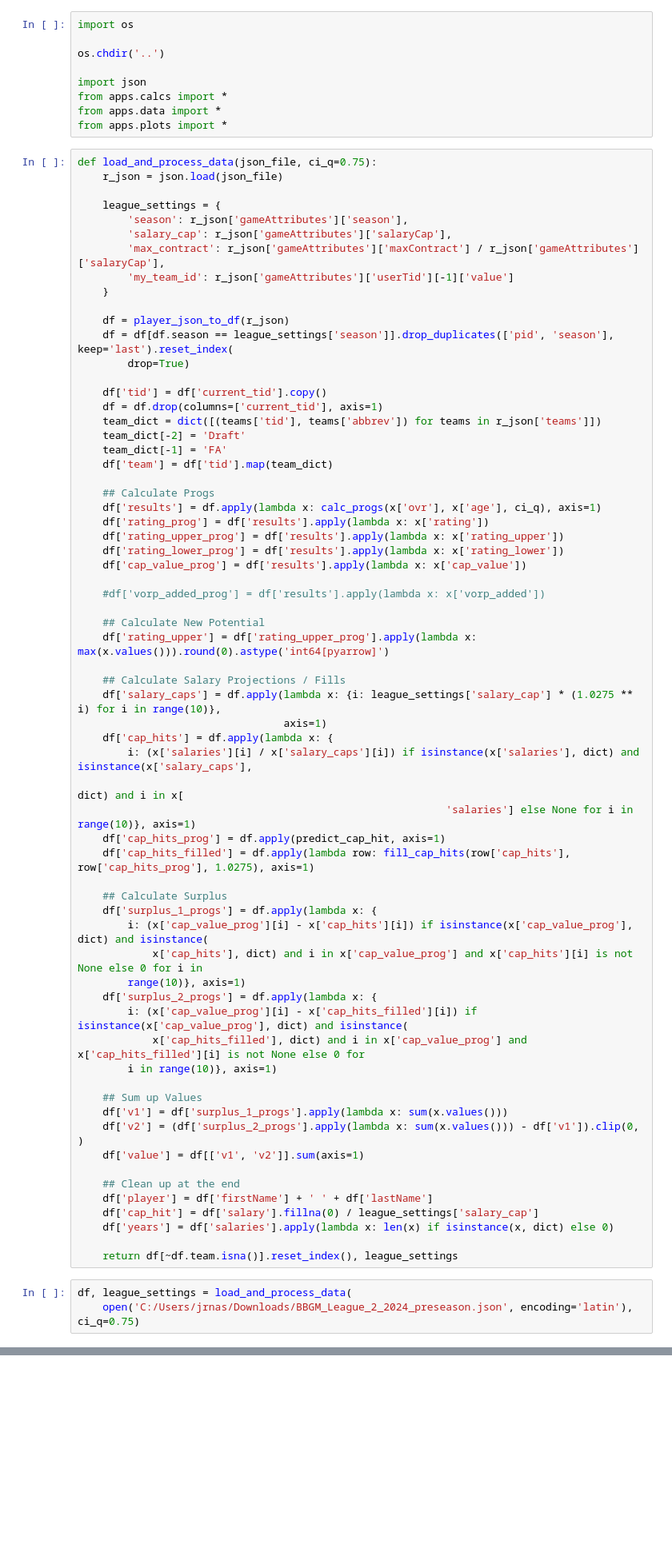
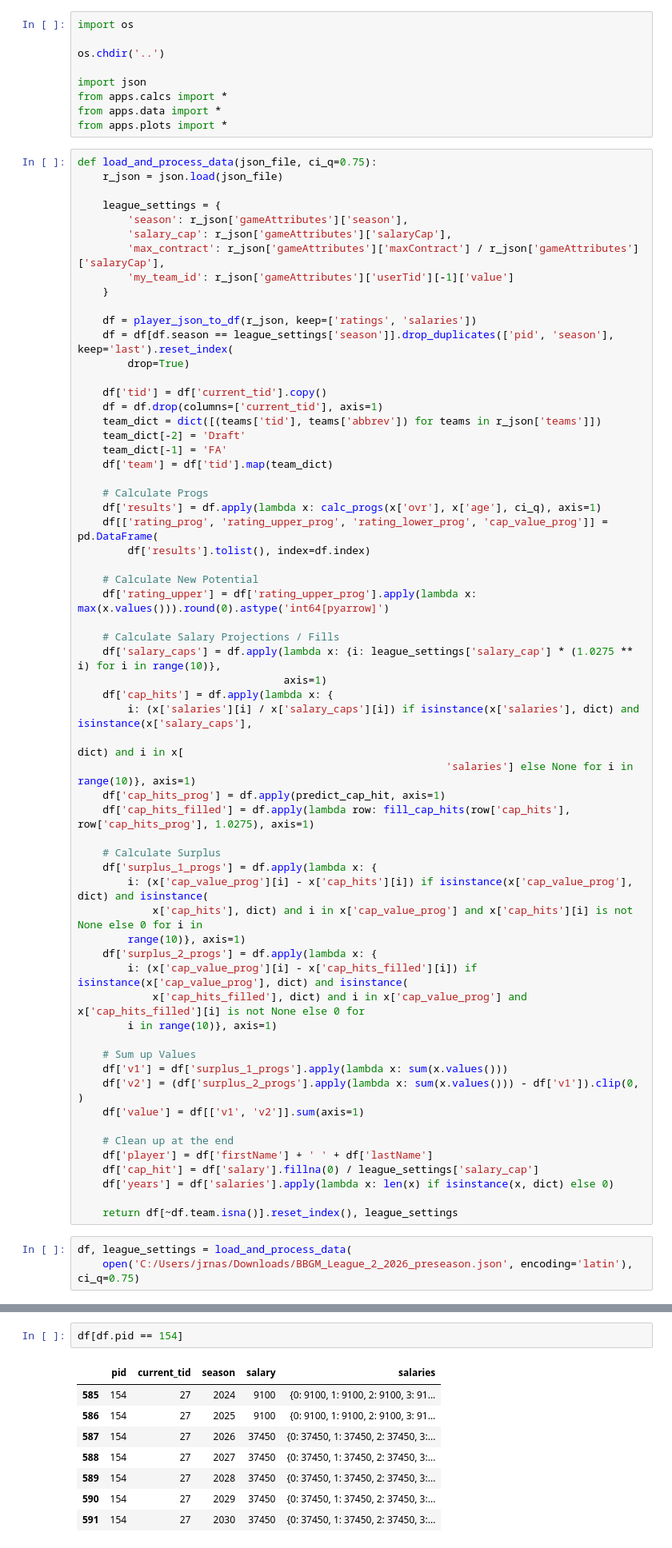
Before and after one commit to jrnastase410/streamlit-bbgm-basketball, a Jupyter notebook: prod_nbs/player_viz.ipynb, the cells around one changed output, grey strips where cells are left out. Shown at 80% size. Saved outputs shown, nothing was run; the diff lists cells and outputs as text; blank space fills up the shorter version.

Commit message:
Rewrite salary progs

```diff
--- a/prod_nbs/player_viz.ipynb
+++ b/prod_nbs/player_viz.ipynb
@@ -18,7 +18,7 @@ def load_and_process_data(json_file, ci_q=0.75):
         'my_team_id': r_json['gameAttributes']['userTid'][-1]['value']
     }
 
-    df = player_json_to_df(r_json)
+    df = player_json_to_df(r_json, keep=['ratings', 'salaries'])
     df = df[df.season == league_settings['season']].drop_duplicates(['pid', 'season'], keep='last').reset_index(
         drop=True)
 
@@ -29,19 +29,15 @@ def load_and_process_data(json_file, ci_q=0.75):
     team_dict[-1] = 'FA'
     df['team'] = df['tid'].map(team_dict)
 
-    ## Calculate Progs
+    # Calculate Progs
     df['results'] = df.apply(lambda x: calc_progs(x['ovr'], x['age'], ci_q), axis=1)
-    df['rating_prog'] = df['results'].apply(lambda x: x['rating'])
-    df['rating_upper_prog'] = df['results'].apply(lambda x: x['rating_upper'])
-    df['rating_lower_prog'] = df['results'].apply(lambda x: x['rating_lower'])
-    df['cap_value_prog'] = df['results'].apply(lambda x: x['cap_value'])
+    df[['rating_prog', 'rating_upper_prog', 'rating_lower_prog', 'cap_value_prog']] = pd.DataFrame(
+        df['results'].tolist(), index=df.index)
 
-    #df['vorp_added_prog'] = df['results'].apply(lambda x: x['vorp_added'])
-
-    ## Calculate New Potential
+    # Calculate New Potential
     df['rating_upper'] = df['rating_upper_prog'].apply(lambda x: max(x.values())).round(0).astype('int64[pyarrow]')
 
-    ## Calculate Salary Projections / Fills
+    # Calculate Salary Projections / Fills
     df['salary_caps'] = df.apply(lambda x: {i: league_settings['salary_cap'] * (1.0275 ** i) for i in range(10)},
                                  axis=1)
     df['cap_hits'] = df.apply(lambda x: {
@@ -51,7 +47,7 @@ def load_and_process_data(json_file, ci_q=0.75):
     df['cap_hits_prog'] = df.apply(predict_cap_hit, axis=1)
     df['cap_hits_filled'] = df.apply(lambda row: fill_cap_hits(row['cap_hits'], row['cap_hits_prog'], 1.0275), axis=1)
 
-    ## Calculate Surplus
+    # Calculate Surplus
     df['surplus_1_progs'] = df.apply(lambda x: {
         i: (x['cap_value_prog'][i] - x['cap_hits'][i]) if isinstance(x['cap_value_prog'], dict) and isinstance(
             x['cap_hits'], dict) and i in x['cap_value_prog'] and x['cap_hits'][i] is not None else 0 for i in
@@ -61,12 +57,12 @@ def load_and_process_data(json_file, ci_q=0.75):
             x['cap_hits_filled'], dict) and i in x['cap_value_prog'] and x['cap_hits_filled'][i] is not None else 0 for
         i in range(10)}, axis=1)
 
-    ## Sum up Values
+    # Sum up Values
     df['v1'] = df['surplus_1_progs'].apply(lambda x: sum(x.values()))
     df['v2'] = (df['surplus_2_progs'].apply(lambda x: sum(x.values())) - df['v1']).clip(0, )
     df['value'] = df[['v1', 'v2']].sum(axis=1)
 
-    ## Clean up at the end
+    # Clean up at the end
     df['player'] = df['firstName'] + ' ' + df['lastName']
     df['cap_hit'] = df['salary'].fillna(0) / league_settings['salary_cap']
     df['years'] = df['salaries'].apply(lambda x: len(x) if isinstance(x, dict) else 0)
@@ -74,4 +70,4 @@ def load_and_process_data(json_file, ci_q=0.75):
     return df[~df.team.isna()].reset_index(), league_settings
 # %%
 df, league_settings = load_and_process_data(
-    open('C:/Users/jrnas/Downloads/BBGM_League_2_2024_preseason.json', encoding='latin'), ci_q=0.75)
+    open('C:/Users/jrnas/Downloads/BBGM_League_2_2026_preseason.json', encoding='latin'), ci_q=0.75)
@@ -98,0 +172,11 @@ df[df.team=='LAC'][['player', 'pid', 'team', 'pos', 'age', 'ovr', 'rating_upper'
+# %%
+df[df.pid == 154]
+# %% [output]
+|  | pid | current_tid | season | salary | salaries |
+| 585 | 154 | 27 | 2024 | 9100 | {0: 9100, 1: 9100, 2: 9100, 3: 91... |
+| 586 | 154 | 27 | 2025 | 9100 | {0: 9100, 1: 9100, 2: 9100, 3: 91... |
+| 587 | 154 | 27 | 2026 | 37450 | {0: 37450, 1: 37450, 2: 37450, 3:... |
+| 588 | 154 | 27 | 2027 | 37450 | {0: 37450, 1: 37450, 2: 37450, 3:... |
+| 589 | 154 | 27 | 2028 | 37450 | {0: 37450, 1: 37450, 2: 37450, 3:... |
+| 590 | 154 | 27 | 2029 | 37450 | {0: 37450, 1: 37450, 2: 37450, 3:... |
+| 591 | 154 | 27 | 2030 | 37450 | {0: 37450, 1: 37450, 2: 37450, 3:... |
```
Also changed, not shown: parts of 8 cells of this notebook, 3 other files.
